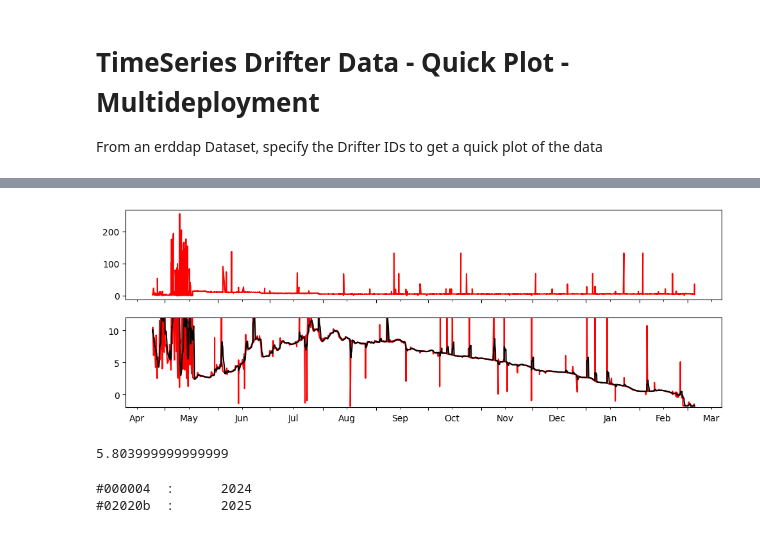
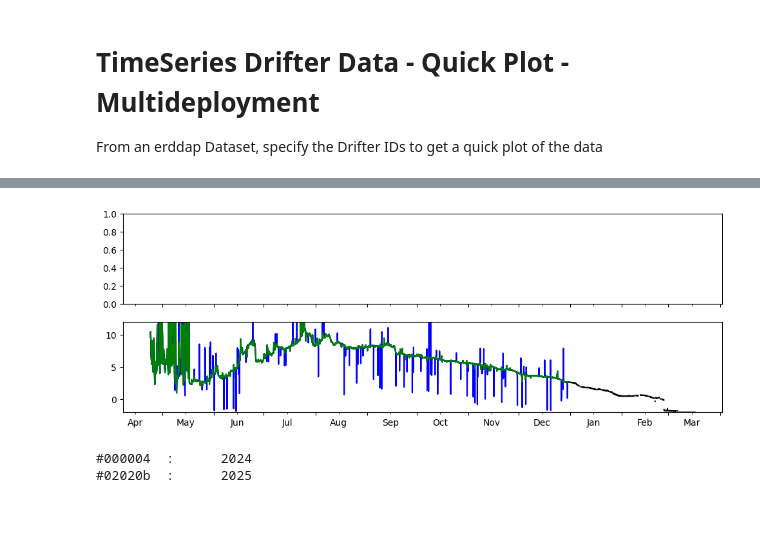
Before and after one commit to shaunwbell/EcoFOCI_FieldOps_Documentation, a Jupyter notebook: DataProcessingDocumentation/2. EcoFOCI_DataProcesssing_Records/Utilities/Tools for ERDDAP/ERDDAP_MultiTimeseriesDrifterQuickPlot.ipynb, the cells around one changed output, grey strips where cells are left out. Cells and saved outputs as stored; diff of their text form; code cells hidden in the pictures.

```diff
--- a/DataProcessingDocumentation/2. EcoFOCI_DataProcesssing_Records/Utilities/Tools for ERDDAP/ERDDAP_MultiTimeseriesDrifterQuickPlot.ipynb
+++ b/DataProcessingDocumentation/2. EcoFOCI_DataProcesssing_Records/Utilities/Tools for ERDDAP/ERDDAP_MultiTimeseriesDrifterQuickPlot.ipynb
@@ -29,4 +31,6 @@ for ds,dn in enumerate(dataset_name):
                 skiprows=(1,)  # units information can be dropped.
             )
     df.columns = [x.split()[0] for x in df.columns]
+    df.index.rename('time',inplace=True)
+    df.index = df.index.tz_localize(None)
     pdf.update({dn:df})
@@ -51,31 +37,34 @@ pdf['2024'].
 # %%
 for datasets in pdf:
-    pdf[datasets] = pdf[datasets][pdf[datasets]['trajectory_id'] == 237948]
+    pdf[datasets] = pdf[datasets][pdf[datasets]['trajectory_id'] == 237948].to_xarray()
+    pdf[datasets] = pdf[datasets].drop_duplicates(dim='time').sortby('time')
+# %%
+N = 3 #which is N*2+1 for hour window
+clean = cleaning.rolling_outlier_std(pdf['2024'],'sst',timebase=N*2+1,stddev=5,interp_fill_timebase='1h')
+clean2 = cleaning.rolling_outlier_std(clean,'sst',timebase=N*2+1,stddev=3,interp_fill_timebase='1h')
 # %%
 from matplotlib.dates import DayLocator, MonthLocator, DateFormatter
 
 fig, ax = plt.subplots(2,figsize=(12, 4),sharex=True)
 for datasets in pdf:
-    tdf = pdf[datasets][pdf[datasets].location_quality == 1]
-    ax[0].plot(tdf.index,tdf.strain,'r')
-    ax[1].plot(tdf.index,tdf.sst,'r')
-    ax[1].plot(tdf.sort_index().rolling('1D').mean().index,
-               tdf.sort_index().rolling('1D').mean().sst,'k')
+    tdf = pdf[datasets].where(pdf[datasets].location_quality != 1)
+    # ax[0].plot(tdf.time,tdf.strain,'r')
+    # ax[1].plot(tdf.time,tdf.sst,'r')
+    ax[1].plot(tdf.sortby('time').rolling(dim={'time':5}, center=True).median().time, #rolling('1D').mean()
+               tdf.sortby('time').rolling(dim={'time':5}, center=True).median().sst,'k')
+    ax[1].plot(clean.time,clean.sst,'b')
+    ax[1].plot(clean2.time,clean2.sst,'g')
 
 ax[1].set_ylim([-2,12])
 # xfmt = mdates.DateFormatter('%d-%b')
 ax[1].xaxis.set_major_locator(MonthLocator(bymonth=range(1,13,1)))
 ax[1].xaxis.set_minor_locator(MonthLocator(bymonth=range(1,13,1),bymonthday=15))
 ax[1].xaxis.set_minor_formatter(DateFormatter('%b'))
 ax[1].xaxis.set_major_formatter(DateFormatter(''))
 ax[1].xaxis.set_tick_params(which='major', pad=3)
 ax[1].xaxis.set_tick_params(which='minor', pad=5)
 # %% [output]
-[figure, old version]
+[figure, new version]
-# %%
-tdf.sort_index().rolling('1D').mean().sst.max()
-# %% [output]
-5.803999999999999
 # %%
 import pygmt
 import matplotlib as mpl
```
Also changed, not shown: parts of 2 cells of this notebook, 27 other files.
